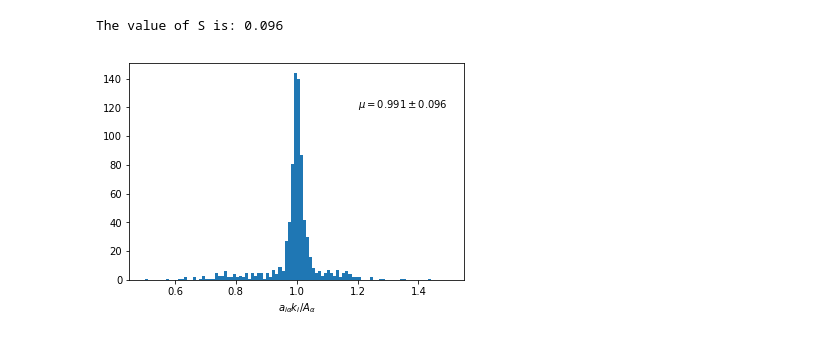
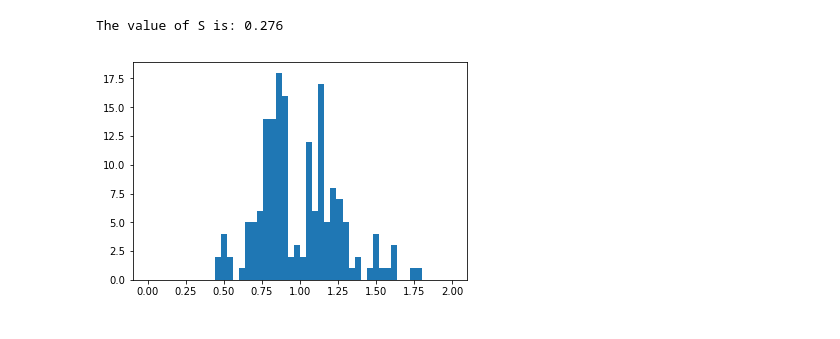
Before and after one commit to sciaba/ATLAS-CPU-time-analysis, a Jupyter notebook: Notebooks/Fit CPU power at ATLAS Tier-0.ipynb, the cells around one changed output. Drawn from its saved outputs; the diff is of its cells as text; code cells hidden in the pictures.

```diff
--- a/Notebooks/Fit CPU power at ATLAS Tier-0.ipynb
+++ b/Notebooks/Fit CPU power at ATLAS Tier-0.ipynb
@@ -127,4 +125,4 @@ print check
 # %%
-result_val = optimize.minimize(func_val, x_ini, method='Newton-CG', jac=grad_val, hess=hess_val, options={'disp': True, 'maxiter': 2000})
+result = optimize.minimize(func_val, x_ini, method='Newton-CG', jac=grad_val, hess=hess_val, options={'disp': True, 'maxiter': 2000})
 # %% [output]
 Optimization terminated successfully.
@@ -149,0 +174,12 @@ Intel(R)_Xeon(R)_CPU___________L5520__@_2.27GHz 0.719852427009
+# %%
+bins = 50
+xrange = (0.5, 1.5)
+binsize = (xrange[1] - xrange[0]) / bins
+fig = plt.hist(p, bins=bins, range=xrange)
+n = len(p)
+mu = np.mean(p)
+sigma = np.std(p)
+plt.xlabel(r'$a_{i\alpha}k_i/A_\alpha$')
+plt.text(1.2, 20., r'$\mu=%.3f\pm%.3f$' % (mu, sigma))
+S = sigma
+print 'The value of S is: %.3f' % S
@@ -149,0 +189,13 @@ Intel(R)_Xeon(R)_CPU___________L5520__@_2.27GHz 0.719852427009
+# %%
+y1, x1 = np.histogram(p, bins=bins, range=xrange)
+y1 = np.divide(y1, np.float(np.sum(y1))*binsize)
+# %%
+def f(x, m, s):
+    return 1 / (s * np.sqrt(2 * np.pi)) * np.exp(-(x - m)**2 / (2 * s**2))
+
+plt.plot(x1[:-1], y1)
+(m, s), _ = optimize.curve_fit(f, x1[:-1], y1)
+print m, s
+plt.plot(x1, f(x1, m, s))
+S1 = s
+print 'The value of S is: %.3f' % S1
@@ -159,15 +214,12 @@ for t, task in data.items():
 # %%
-bins = 100
-xrange = (0.5, 1.5)
+bins = 50
+xrange = (0., 2.)
 binsize = (xrange[1] - xrange[0]) / bins
-fig = plt.hist(points, bins=bins, range=xrange)
-n = len(points)
-mu = np.mean(points)
-sigma = np.std(points)
-plt.xlabel(r'$a_{i\alpha}k_i/A_\alpha$')
-plt.text(1.2, 120., r'$\mu=%.3f\pm%.3f$' % (mu, sigma))
-S = sigma
-print 'The value of S is: %.3f' % S
+fig = plt.hist(points2, bins=bins, range=xrange)
+n = len(points2)
+mu = np.mean(points2)
+sigma = np.std(points2)
+print 'The value of S is: %.3f' % sigma
 # %% [output]
-The value of S is: 0.096
+The value of S is: 0.276
-[figure, old version]
+[figure, new version]
```
Also changed, not shown: parts of 25 cells of this notebook, 2 other files.
